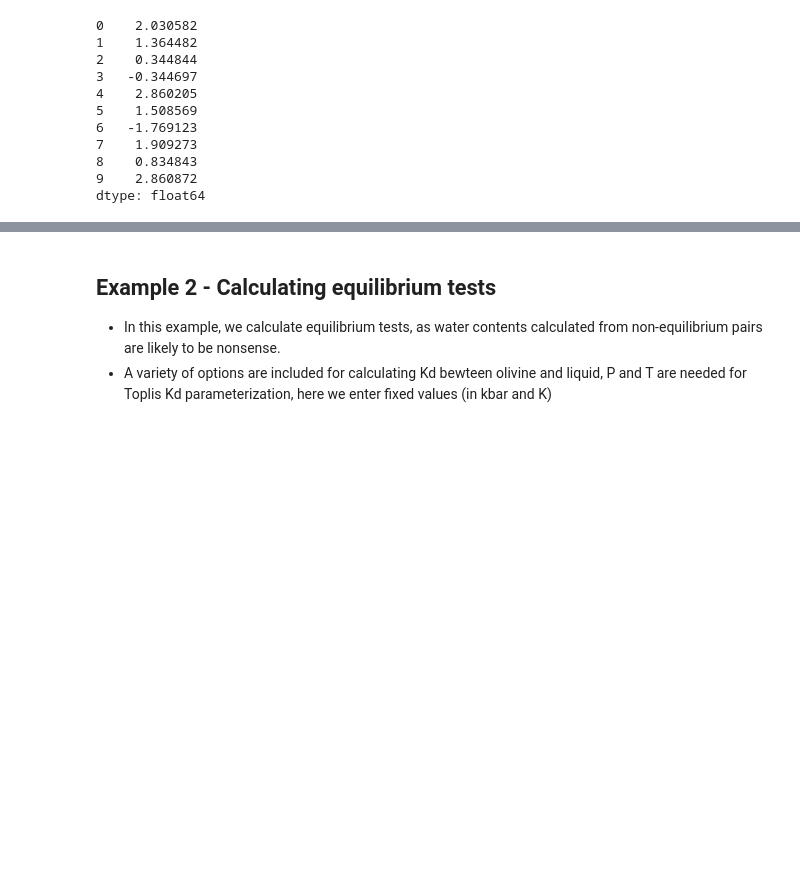
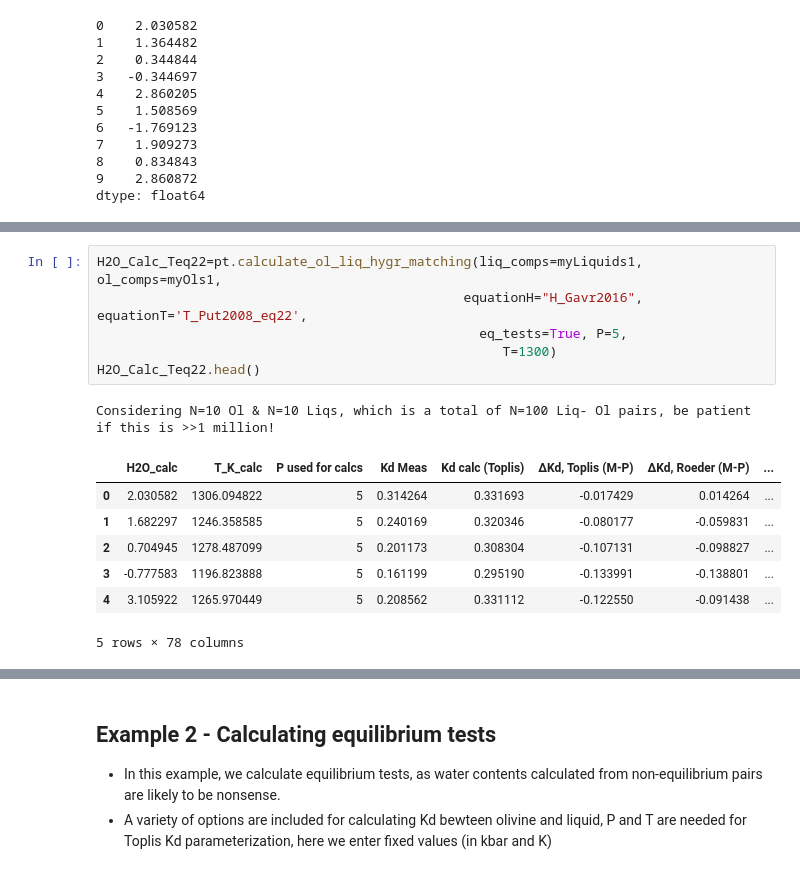
Before and after one commit to PennyWieser/Thermobar, a Jupyter notebook: docs/Examples/Liquid_Ol_Liq_Themometry/Olivine_Liquid_hygrometry.ipynb, the cells around one changed output, grey strips where cells are left out. Drawn from its saved outputs; the diff is of its cells as text; blank space fills up the shorter version.

```diff
--- a/docs/Examples/Liquid_Ol_Liq_Themometry/Olivine_Liquid_hygrometry.ipynb
+++ b/docs/Examples/Liquid_Ol_Liq_Themometry/Olivine_Liquid_hygrometry.ipynb
@@ -73,0 +98,15 @@ dtype: float64
+# %%
+H2O_Calc_Teq22=pt.calculate_ol_liq_hygr_matching(liq_comps=myLiquids1, ol_comps=myOls1,
+                                               equationH="H_Gavr2016",  equationT='T_Put2008_eq22',
+                                                 eq_tests=True, P=5,
+                                                    T=1300)
+H2O_Calc_Teq22.head()
+# %% [output]
+Considering N=10 Ol & N=10 Liqs, which is a total of N=100 Liq- Ol pairs, be patient if this is >>1 million!
+|  | H2O_calc | T_K_calc | P used for calcs | Kd Meas | Kd calc (Toplis) | ΔKd, Toplis (M-P) | ΔKd, Roeder (M-P) | ... |
+| 0 | 2.030582 | 1306.094822 | 5 | 0.314264 | 0.331693 | -0.017429 | 0.014264 | ... |
+| 1 | 1.682297 | 1246.358585 | 5 | 0.240169 | 0.320346 | -0.080177 | -0.059831 | ... |
+| 2 | 0.704945 | 1278.487099 | 5 | 0.201173 | 0.308304 | -0.107131 | -0.098827 | ... |
+| 3 | -0.777583 | 1196.823888 | 5 | 0.161199 | 0.295190 | -0.133991 | -0.138801 | ... |
+| 4 | 3.105922 | 1265.970449 | 5 | 0.208562 | 0.331112 | -0.122550 | -0.091438 | ... |
+5 rows × 78 columns
```
Also changed, not shown: parts of 15 cells of this notebook, 22 other files.
